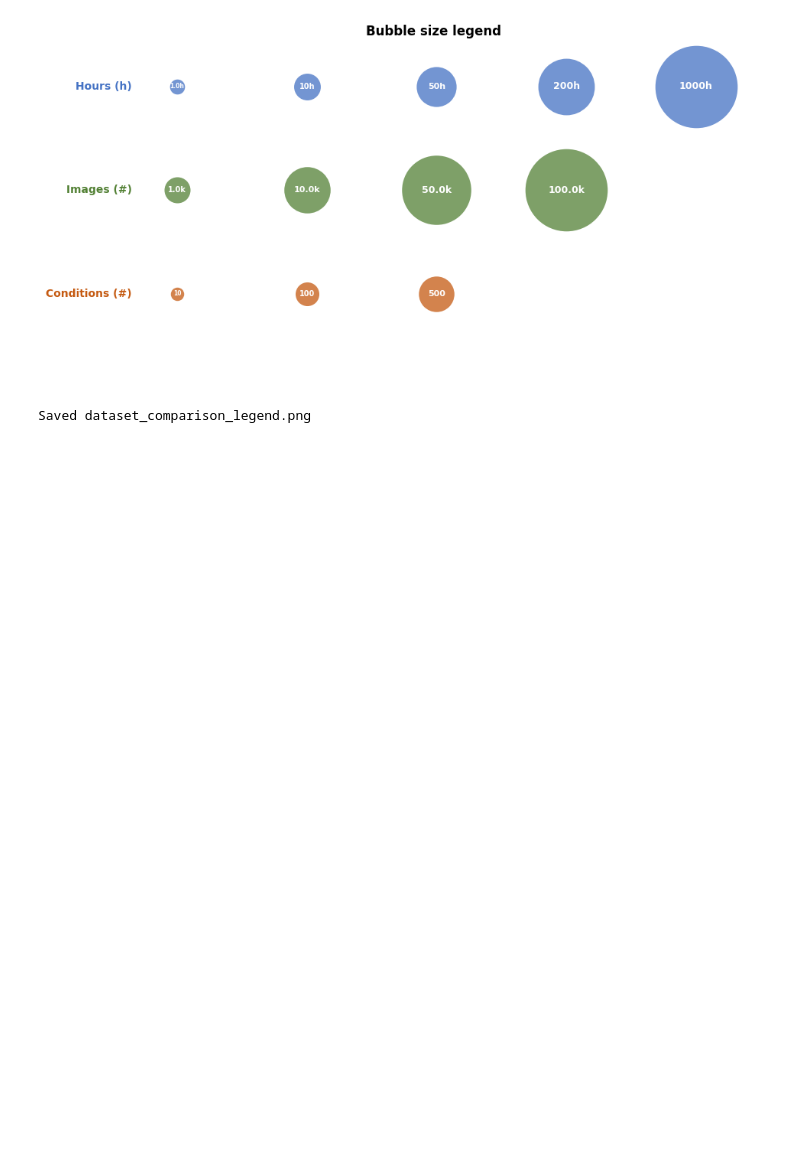
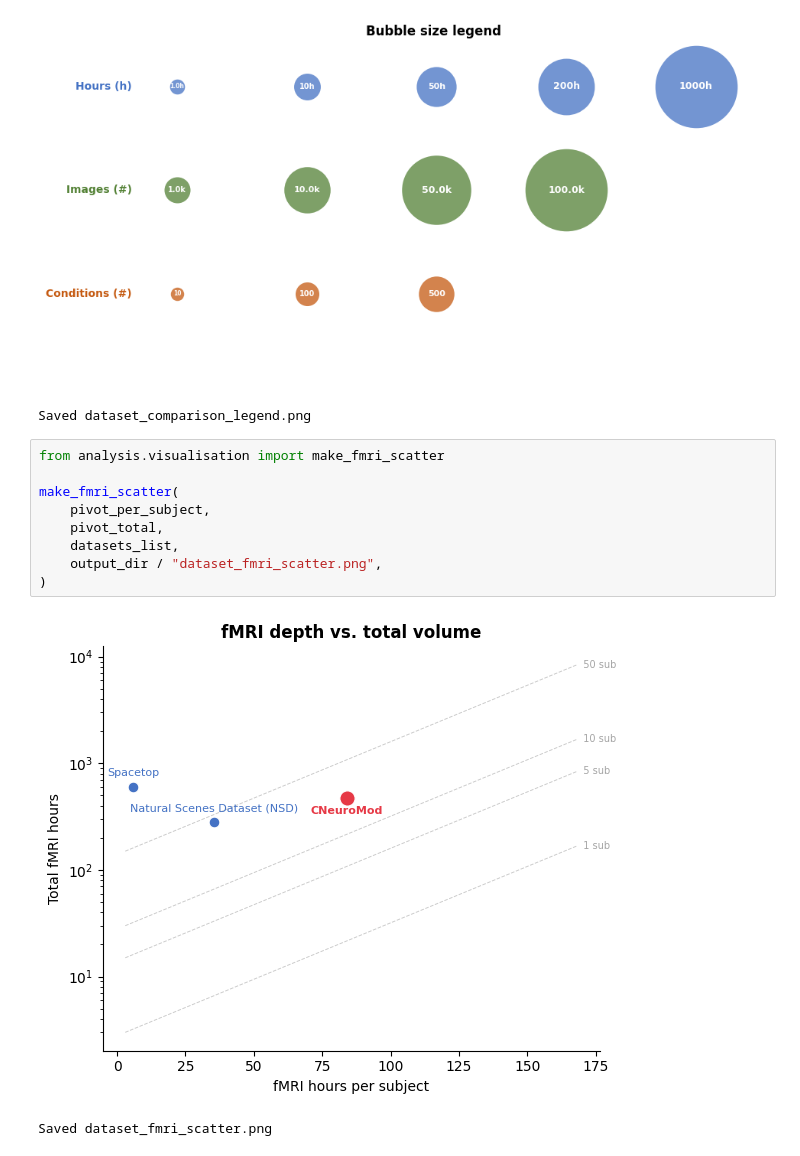
Before and after one commit to courtois-neuromod/dataset_comparison, a Jupyter notebook: notebooks/summary.ipynb, the cells around one changed output. Drawn from its saved outputs; the diff is of its cells as text; blank space fills up the shorter version.

```diff
--- a/notebooks/summary.ipynb
+++ b/notebooks/summary.ipynb
@@ -107,3 +107,15 @@ make_legend(output_dir / "dataset_comparison_legend.png")
 # %% [output]
 [figure]
 Saved dataset_comparison_legend.png
+# %%
+from analysis.visualisation import make_fmri_scatter
+
+make_fmri_scatter(
+    pivot_per_subject,
+    pivot_total,
+    datasets_list,
+    output_dir / "dataset_fmri_scatter.png",
+)
+# %% [output]
+[figure, added]
+Saved dataset_fmri_scatter.png
```
Also changed, not shown: 1 other file.
